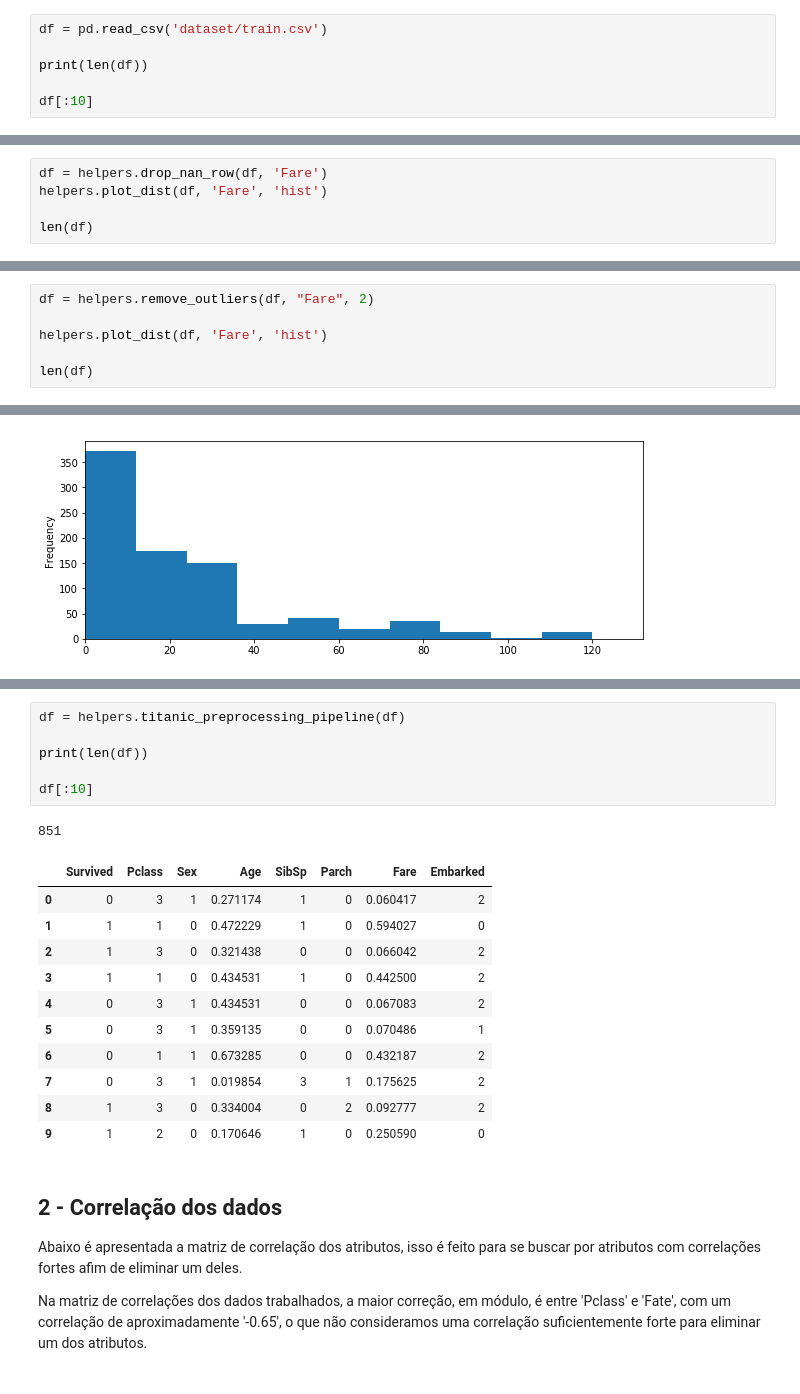
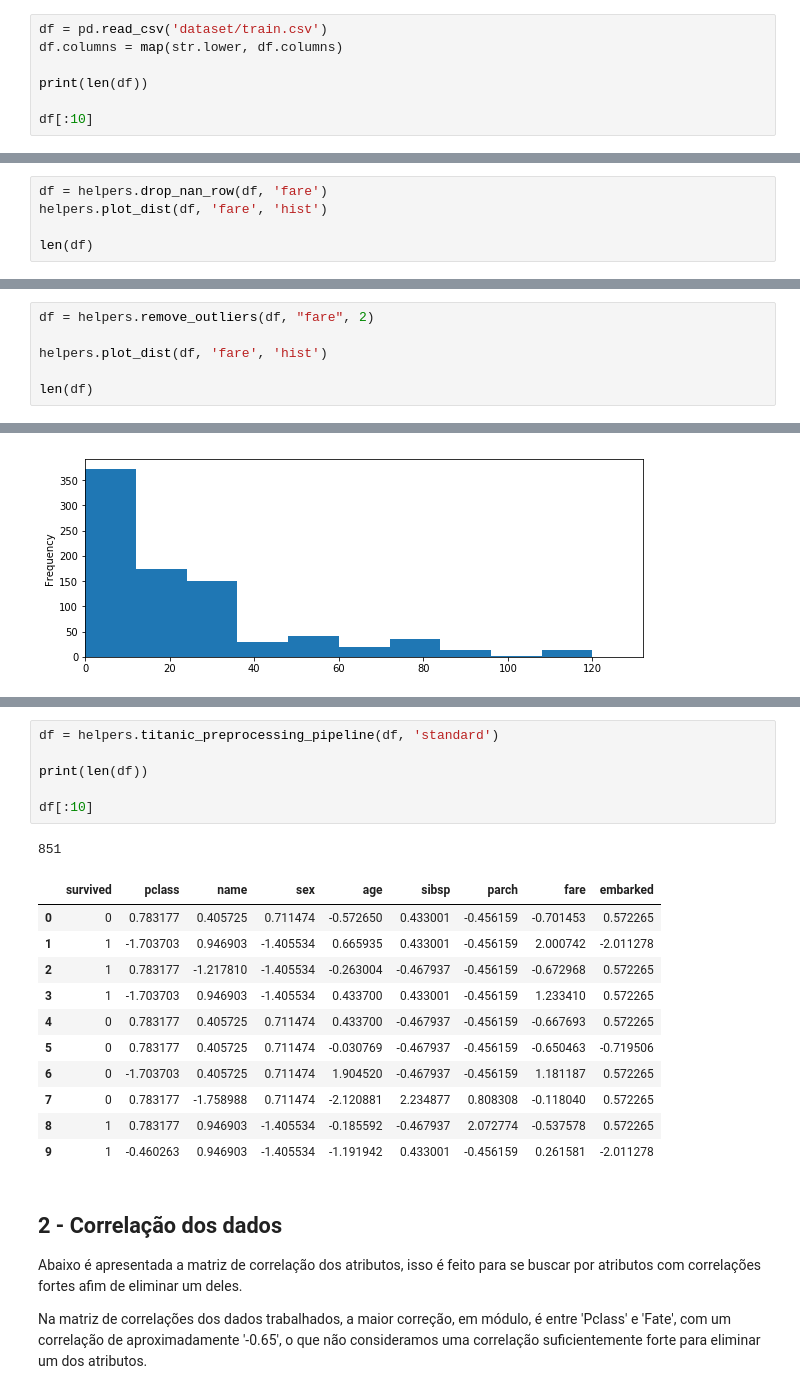
Before and after one commit to Vnicius/deep-learning-atividades, a Jupyter notebook: Manipulando-Dados/Manipulando Dados.ipynb, the cells around one changed output, grey strips where cells are left out. Saved outputs shown, nothing was run; the diff lists cells and outputs as text.

```diff
--- a/Manipulando-Dados/Manipulando Dados.ipynb
+++ b/Manipulando-Dados/Manipulando Dados.ipynb
@@ -20,6 +23,7 @@ O objetivo da atividade é exercitar a manipulação e preprocessamento de uma b
 ## Leitura dos dados
 # %%
 df = pd.read_csv('dataset/train.csv')
+df.columns = map(str.lower, df.columns)
 
 print(len(df))
 
@@ -48,8 +52,8 @@ Nesse passo são verificados os dados da coluna 'Fare' a fim de identificar dado
 # %% [markdown]
 ### Distribuição dos dados antes da remoção dos valores discrepantes
 # %%
-df = helpers.drop_nan_row(df, 'Fare')
-helpers.plot_dist(df, 'Fare', 'hist')
+df = helpers.drop_nan_row(df, 'fare')
+helpers.plot_dist(df, 'fare', 'hist')
 
 len(df)
 # %% [output]
@@ -58,9 +62,9 @@ len(df)
 # %% [markdown]
 ### Distribuição dos dados após a remoção dos valores discrepantes
 # %%
-df = helpers.remove_outliers(df, "Fare", 2)
+df = helpers.remove_outliers(df, "fare", 2)
 
-helpers.plot_dist(df, 'Fare', 'hist')
+helpers.plot_dist(df, 'fare', 'hist')
 
 len(df)
 # %% [output]
@@ -85,22 +89,22 @@ Atributos como 'Age' e 'Fate' possuem uma grande variação de valores, o que po
 # %%
-df = helpers.titanic_preprocessing_pipeline(df)
+df = helpers.titanic_preprocessing_pipeline(df, 'standard')
 
 print(len(df))
 
 df[:10]
 # %% [output]
 851
-|  | Survived | Pclass | Sex | Age | SibSp | Parch | Fare | Embarked |
-| 0 | 0 | 3 | 1 | 0.271174 | 1 | 0 | 0.060417 | 2 |
-| 1 | 1 | 1 | 0 | 0.472229 | 1 | 0 | 0.594027 | 0 |
-| 2 | 1 | 3 | 0 | 0.321438 | 0 | 0 | 0.066042 | 2 |
-| 3 | 1 | 1 | 0 | 0.434531 | 1 | 0 | 0.442500 | 2 |
-| 4 | 0 | 3 | 1 | 0.434531 | 0 | 0 | 0.067083 | 2 |
-| 5 | 0 | 3 | 1 | 0.359135 | 0 | 0 | 0.070486 | 1 |
-| 6 | 0 | 1 | 1 | 0.673285 | 0 | 0 | 0.432187 | 2 |
-| 7 | 0 | 3 | 1 | 0.019854 | 3 | 1 | 0.175625 | 2 |
-| 8 | 1 | 3 | 0 | 0.334004 | 0 | 2 | 0.092777 | 2 |
-| 9 | 1 | 2 | 0 | 0.170646 | 1 | 0 | 0.250590 | 0 |
+|  | survived | pclass | name | sex | age | sibsp | parch | fare | embarked |
+| 0 | 0 | 0.783177 | 0.405725 | 0.711474 | -0.572650 | 0.433001 | -0.456159 | -0.701453 | 0.572265 |
+| 1 | 1 | -1.703703 | 0.946903 | -1.405534 | 0.665935 | 0.433001 | -0.456159 | 2.000742 | -2.011278 |
+| 2 | 1 | 0.783177 | -1.217810 | -1.405534 | -0.263004 | -0.467937 | -0.456159 | -0.672968 | 0.572265 |
+| 3 | 1 | -1.703703 | 0.946903 | -1.405534 | 0.433700 | 0.433001 | -0.456159 | 1.233410 | 0.572265 |
+| 4 | 0 | 0.783177 | 0.405725 | 0.711474 | 0.433700 | -0.467937 | -0.456159 | -0.667693 | 0.572265 |
+| 5 | 0 | 0.783177 | 0.405725 | 0.711474 | -0.030769 | -0.467937 | -0.456159 | -0.650463 | -0.719506 |
+| 6 | 0 | -1.703703 | 0.405725 | 0.711474 | 1.904520 | -0.467937 | -0.456159 | 1.181187 | 0.572265 |
+| 7 | 0 | 0.783177 | -1.758988 | 0.711474 | -2.120881 | 2.234877 | 0.808308 | -0.118040 | 0.572265 |
+| 8 | 1 | 0.783177 | 0.946903 | -1.405534 | -0.185592 | -0.467937 | 2.072774 | -0.537578 | 0.572265 |
+| 9 | 1 | -0.460263 | 0.946903 | -1.405534 | -1.191942 | 0.433001 | -0.456159 | 0.261581 | -2.011278 |
 # %% [markdown]
 ## 2 - Correlação dos dados
 
```
Also changed, not shown: parts of 34 cells of this notebook, 2 other files.
